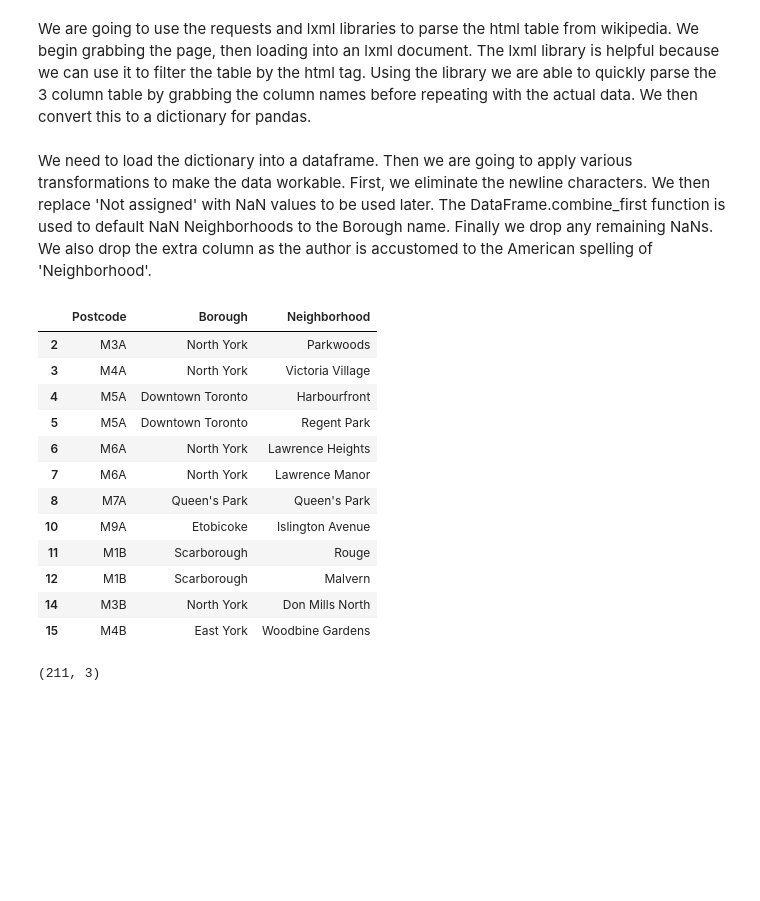
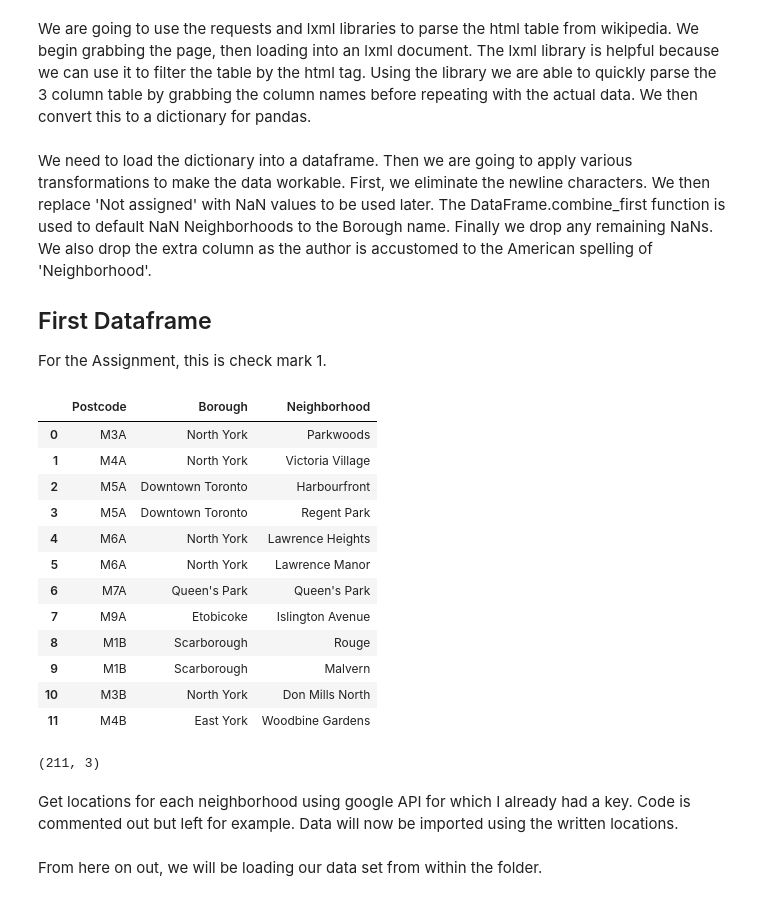
Before and after one commit to Fradley/Coursera_Capstone, a Jupyter notebook: Neighborhoods_in_Toronto.ipynb, the cells around one changed output. Drawn from its saved outputs; the diff is of its cells as text; code cells hidden in the pictures; blank space fills up the shorter version.

Commit message:
Isolate week 3 assignment for submission

```diff
--- a/Neighborhoods_in_Toronto.ipynb
+++ b/Neighborhoods_in_Toronto.ipynb
@@ -35,33 +48,34 @@ for j in range(1, len(tr_elements)):
 neighbor_dict = {title: column for title, column in col}
 # %% [markdown]
 We need to load the dictionary into a dataframe. Then we are going to apply various transformations to make the data workable. First, we eliminate the newline characters. We then replace 'Not assigned' with NaN values to be used later. The DataFrame.combine_first function is used to default NaN Neighborhoods to the Borough name. Finally we drop any remaining NaNs. We also drop the extra column as the author is accustomed to the American spelling of 'Neighborhood'.
+## First Dataframe
+For the Assignment, this is check mark 1.
 # %%
 nbhd_df = pd.DataFrame(neighbor_dict)
 nbhd_df.head()
-
+#Clean up new lines
 nbhd_df['Neighborhood'] = nbhd_df['Neighbourhood'].apply(lambda x: x.replace('\n', ''))
-
 nbhd_df = nbhd_df.drop(['Neighbourhood'], axis=1)
 nbhd_df = nbhd_df.replace('Not assigned', np.nan)
-
 nbhd_df.Neighborhood = nbhd_df.Neighborhood.combine_first(nbhd_df.Borough)
 nbhd_df = nbhd_df.dropna(axis=0, how='any')
-
+nbhd_df = nbhd_df.reset_index(drop=True)
 nbhd_df.head(12)
+#Eliminate future key errors
 # %% [output]
 |  | Postcode | Borough | Neighborhood |
-| 2 | M3A | North York | Parkwoods |
-| 3 | M4A | North York | Victoria Village |
-| 4 | M5A | Downtown Toronto | Harbourfront |
-| 5 | M5A | Downtown Toronto | Regent Park |
-| 6 | M6A | North York | Lawrence Heights |
-| 7 | M6A | North York | Lawrence Manor |
-| 8 | M7A | Queen's Park | Queen's Park |
-| 10 | M9A | Etobicoke | Islington Avenue |
-| 11 | M1B | Scarborough | Rouge |
-| 12 | M1B | Scarborough | Malvern |
-| 14 | M3B | North York | Don Mills North |
-| 15 | M4B | East York | Woodbine Gardens |
+| 0 | M3A | North York | Parkwoods |
+| 1 | M4A | North York | Victoria Village |
+| 2 | M5A | Downtown Toronto | Harbourfront |
+| 3 | M5A | Downtown Toronto | Regent Park |
+| 4 | M6A | North York | Lawrence Heights |
+| 5 | M6A | North York | Lawrence Manor |
+| 6 | M7A | Queen's Park | Queen's Park |
+| 7 | M9A | Etobicoke | Islington Avenue |
+| 8 | M1B | Scarborough | Rouge |
+| 9 | M1B | Scarborough | Malvern |
+| 10 | M3B | North York | Don Mills North |
+| 11 | M4B | East York | Woodbine Gardens |
 # %%
 nbhd_df.shape
 # %% [output]
@@ -68,0 +86,2 @@ nbhd_df.shape
+# %% [markdown]
+Get locations for each neighborhood using google API for which I already had a key. Code is commented out but left for example. Data will now be imported using the written locations.
@@ -68,0 +98,2 @@ nbhd_df.shape
+# %% [markdown]
+From here on out, we will be loading our data set from within the folder.
```
Also changed, not shown: parts of 41 cells of this notebook.
